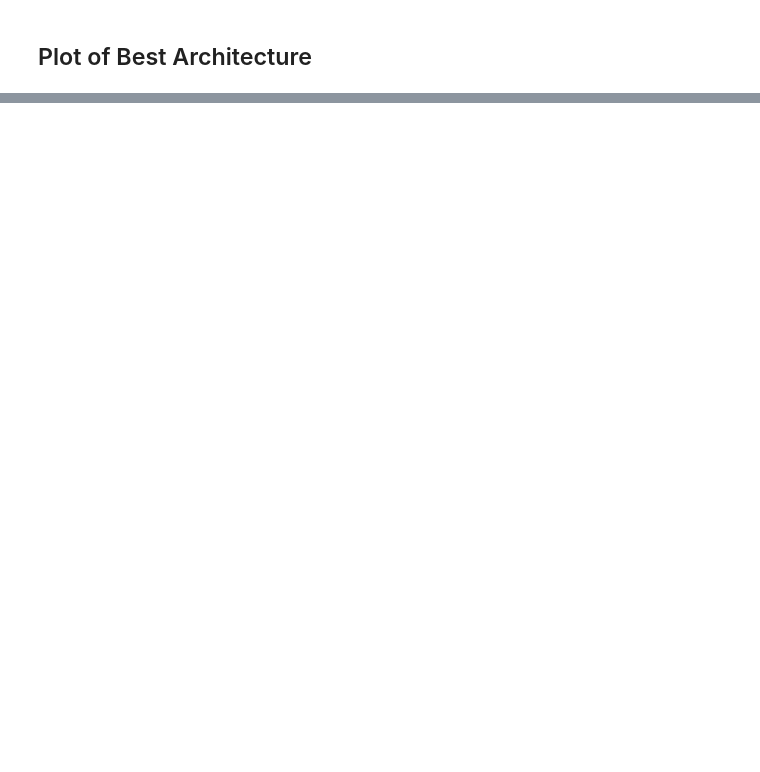
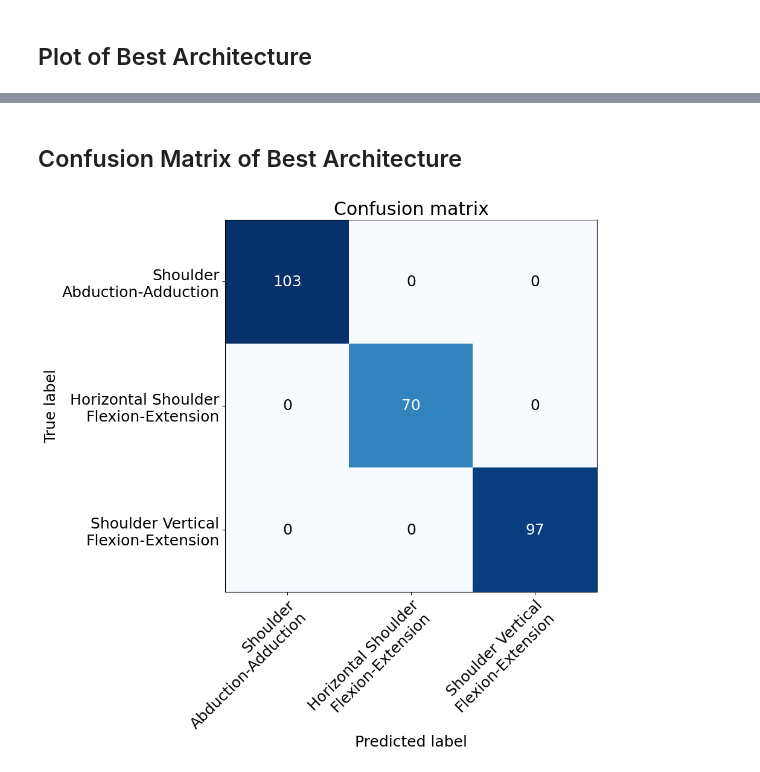
Before and after one commit to StadynR/HAR-imu-photogrammetry, a Jupyter notebook: Notebooks/Dataset 2/Photogrammetry - Best Features.ipynb, the cells around one changed output, grey strips where cells are left out. Drawn from its saved outputs; the diff is of its cells as text; code cells hidden in the pictures; blank space fills up the shorter version.

```diff
--- a/Notebooks/Dataset 2/Photogrammetry - Best Features.ipynb
+++ b/Notebooks/Dataset 2/Photogrammetry - Best Features.ipynb
@@ -895,0 +953,8 @@ Mean F1 score: 100.00% (+/- 0.00%)
+# %%
+from sklearn.metrics import confusion_matrix
+
+# Get the model predictions on the test data
+predictions = model.predict(X_test)
+
+# Convert the predictions to labels by taking the index of the highest value
+predicted_labels = np.argmax(predictions, axis=1)
@@ -2084,0 +2152,34 @@ display(axes[best_x, best_y].figure)
+# %% [markdown]
+## Confusion Matrix of Best Architecture
+# %%
+plt.rcParams.update({'font.size': 18})
+
+# Create a confusion matrix using scikit-learn's confusion_matrix function
+cm = confusion_matrix(test_labels, predicted_labels)
+
+# Plot the confusion matrix using Matplotlib
+fig, ax = plt.subplots(figsize=(8, 8))
+im = ax.imshow(cm, interpolation='nearest', cmap=plt.cm.Blues)
+# ax.figure.colorbar(im, ax=ax)
+ax.set(xticks=np.arange(cm.shape[1]),
+       yticks=np.arange(cm.shape[0]),
+       xticklabels=['Shoulder\nAbduction-Adduction', 'Horizontal Shoulder\nFlexion-Extension', 'Shoulder Vertical\nFlexion-Extension'],
+       yticklabels=['Shoulder\nAbduction-Adduction', 'Horizontal Shoulder\nFlexion-Extension', 'Shoulder Vertical\nFlexion-Extension'],
+       title='Confusion matrix',
+       ylabel='True label',
+       xlabel='Predicted label')
+
+# Rotate the tick labels and set their alignment
+plt.setp(ax.get_xticklabels(), rotation=45, ha="right",
+         rotation_mode="anchor")
+
+# Loop over data dimensions and create text annotations
+for i in range(cm.shape[0]):
+    for j in range(cm.shape[1]):
+        ax.text(j, i, format(cm[i, j], 'd'),
+                ha="center", va="center",
+                color="white" if cm[i, j] > cm.max() / 2. else "black")
+
+plt.show()
+# %% [output]
+[figure, added]
```
Also changed, not shown: parts of 19 cells of this notebook.
